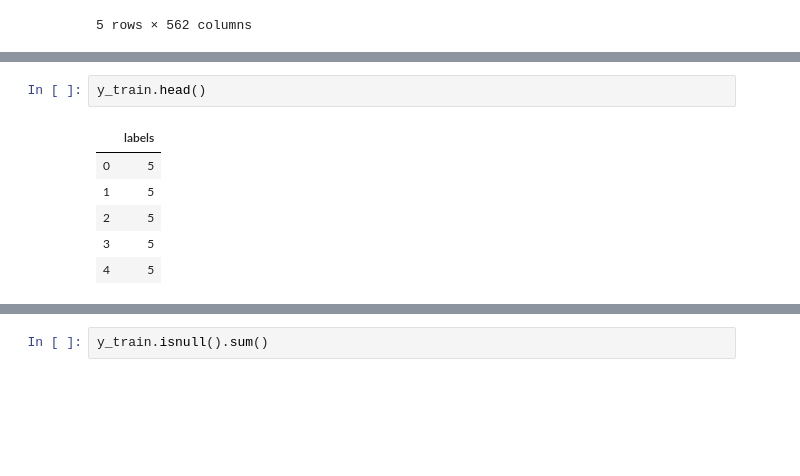
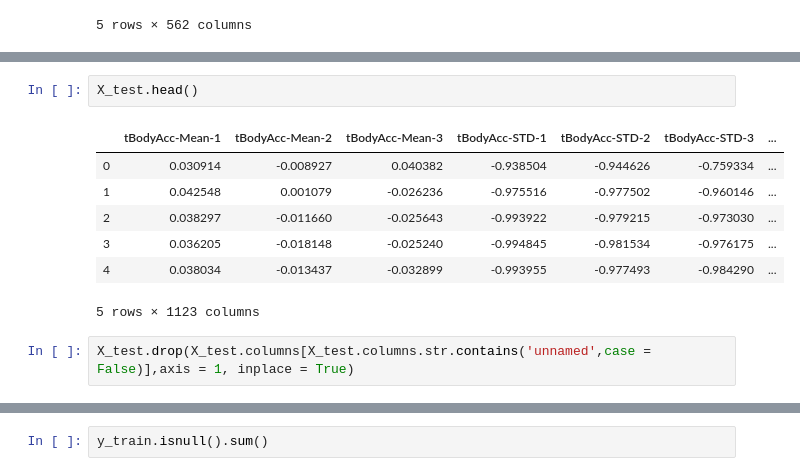
Before and after one commit to HAPTDS/HAPT, a Jupyter notebook: HAPT preprocessing.ipynb, the cells around one changed output, grey strips where cells are left out. Saved outputs shown, nothing was run; the diff lists cells and outputs as text; blank space fills up the shorter version.

```diff
--- a/HAPT preprocessing.ipynb
+++ b/HAPT preprocessing.ipynb
@@ -42,9 +38,12 @@ Length: 561, dtype: int64
 # %%
-y_train.head()
+X_test.head()
 # %% [output]
-|  | labels |
-| 0 | 5 |
-| 1 | 5 |
-| 2 | 5 |
-| 3 | 5 |
-| 4 | 5 |
+|  | tBodyAcc-Mean-1 | tBodyAcc-Mean-2 | tBodyAcc-Mean-3 | tBodyAcc-STD-1 | tBodyAcc-STD-2 | tBodyAcc-STD-3 | ... |
+| 0 | 0.030914 | -0.008927 | 0.040382 | -0.938504 | -0.944626 | -0.759334 | ... |
+| 1 | 0.042548 | 0.001079 | -0.026236 | -0.975516 | -0.977502 | -0.960146 | ... |
+| 2 | 0.038297 | -0.011660 | -0.025643 | -0.993922 | -0.979215 | -0.973030 | ... |
+| 3 | 0.036205 | -0.018148 | -0.025240 | -0.994845 | -0.981534 | -0.976175 | ... |
+| 4 | 0.038034 | -0.013437 | -0.032899 | -0.993955 | -0.977493 | -0.984290 | ... |
+5 rows × 1123 columns
+# %%
+X_test.drop(X_test.columns[X_test.columns.str.contains('unnamed',case = False)],axis = 1, inplace = True)
```
Also changed, not shown: parts of 9 cells of this notebook.
